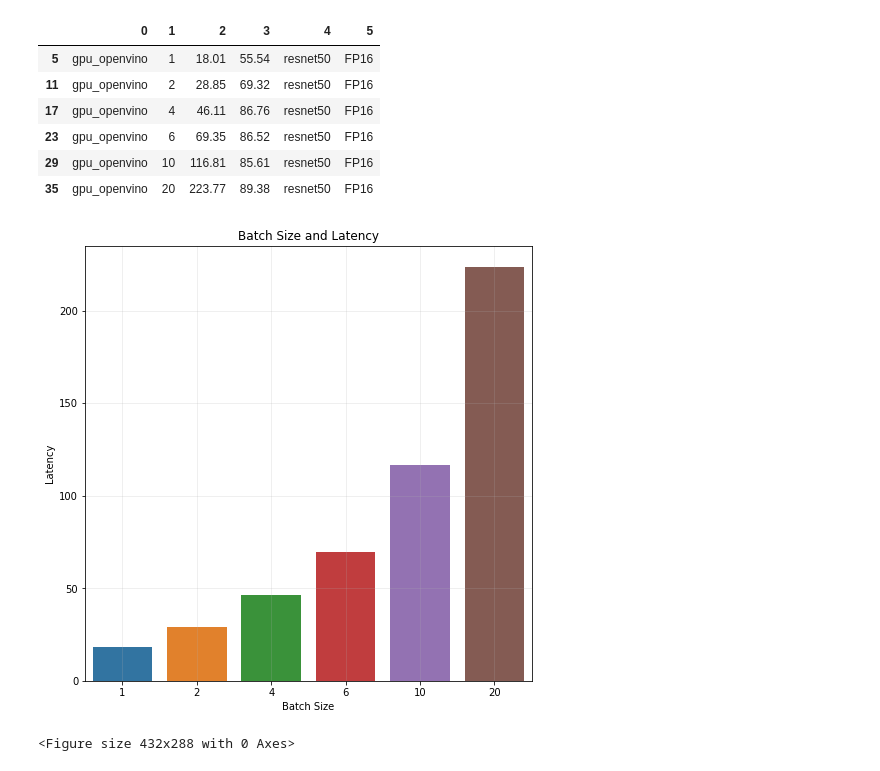
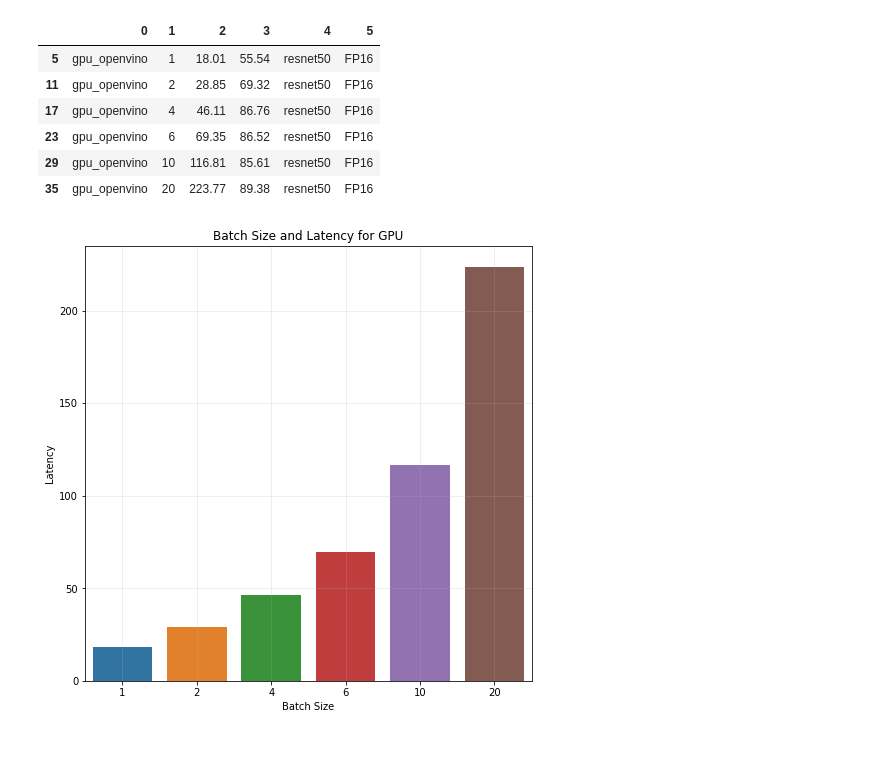
Before and after one commit to YashDalal10/DecisionTree_BMWChallenge, a Jupyter notebook: Data_Understanding.ipynb, the cells around one changed output. Cells and saved outputs as stored; diff of their text form; code cells hidden in the pictures.

Commit message:
Cleaned data csv

```diff
--- a/Data_Understanding.ipynb
+++ b/Data_Understanding.ipynb
@@ -47,14 +58,13 @@ device_data.head(10)
 | 29 | gpu_openvino | 10 | 116.81 | 85.61 | resnet50 | FP16 |
 | 35 | gpu_openvino | 20 | 223.77 | 89.38 | resnet50 | FP16 |
 # %%
-plt.figure(figsize=(8,8))
-sns.barplot(x = device_data[1], y = device_data[2])
-plt.title("Batch Size and Latency")
+plt.figure(figsize = (8,8))
+sns.barplot(x = precision_data[precision_data[0] == 'gpu_openvino'][1], y = precision_data[precision_data[0] == 'gpu_openvino'][2])
+plt.title("Batch Size and Latency for GPU")
 plt.grid(alpha = 0.25)
 plt.xlabel("Batch Size")
 plt.ylabel("Latency")
-plt.savefig("batch_size_latency.svg")
+plt.savefig("batch_size_latency_gpu.svg")
 plt.show()
 # %% [output]
-[figure, old version]
+[figure, new version]
-<Figure size 432x288 with 0 Axes>
```
Also changed, not shown: parts of 4 cells of this notebook, 5 other files.
